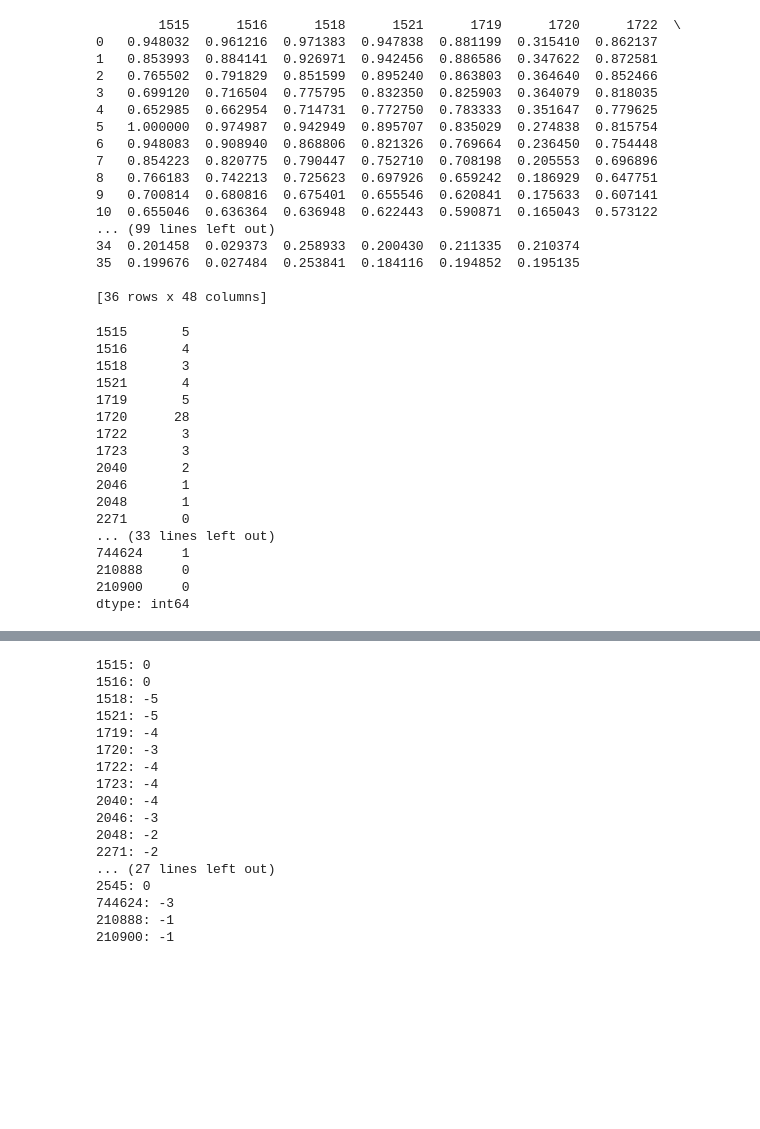
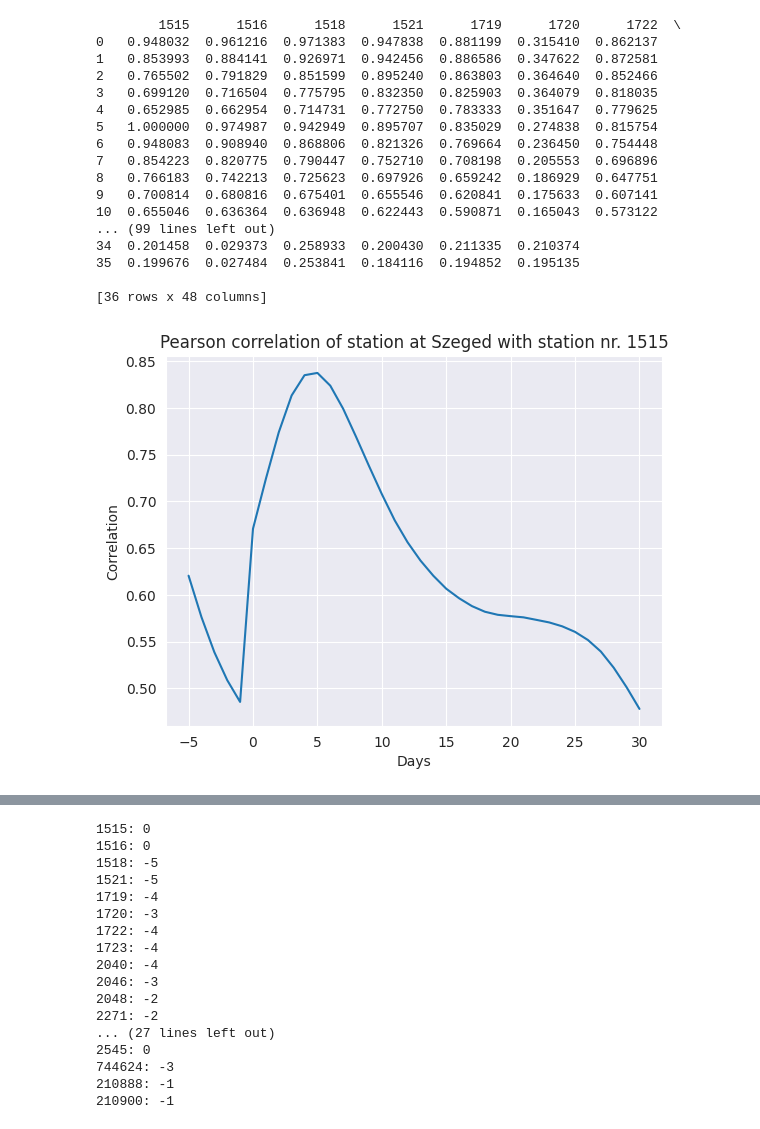
Before and after one commit to theplatters/ecmi-hydrological-forecasting, a Jupyter notebook: notebooks/testing.ipynb, the cells around one changed output, grey strips where cells are left out. Cells and saved outputs as stored; diff of their text form; code cells hidden in the pictures; blank space fills up the shorter version.

```diff
--- a/notebooks/testing.ipynb
+++ b/notebooks/testing.ipynb
@@ -100,26 +101,16 @@ correlation_tensor_max_corr = {k: v.idxmax() - 5 for k, v in correlation_tensor.
 35  0.199676  0.027484  0.253841  0.184116  0.194852  0.195135
 
 [36 rows x 48 columns]
-# %%
-correlation_tensor_max_corr['2275']
-# %% [output]
-1515       5
-1516       4
-1518       3
-1521       4
-1719       5
-1720      28
-1722       3
-1723       3
-2040       2
-2046       1
-2048       1
-2271       0
-... (33 lines left out)
-744624     1
-210888     0
-210900     0
-dtype: int64
+# %%
+plt.plot(correlation_tensor['2275']['1515'].index - 5,correlation_tensor['2275']['1515'])
+
+plt.xlabel('Days')
+plt.ylabel('Correlation')
+plt.title('Pearson correlation of station at Szeged with station nr. 1515')
+
+plt.show()
+# %% [output]
+[figure, added]
 # %%
 marker_dict = {
     'Tisza': 'o',
```
Also changed, not shown: parts of 2 cells of this notebook, 16 other files.
